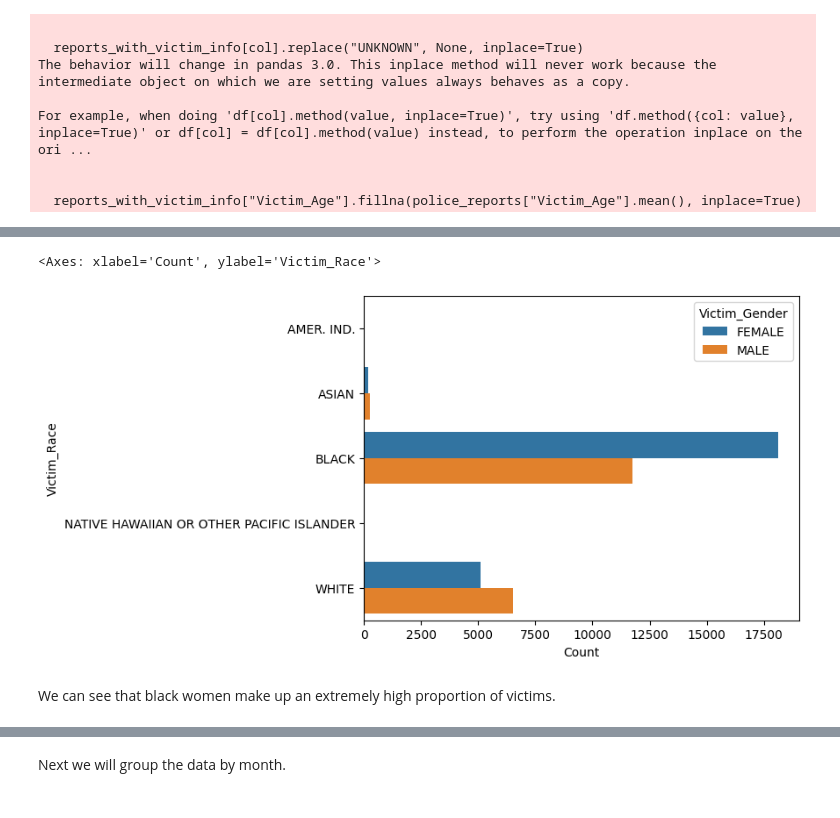
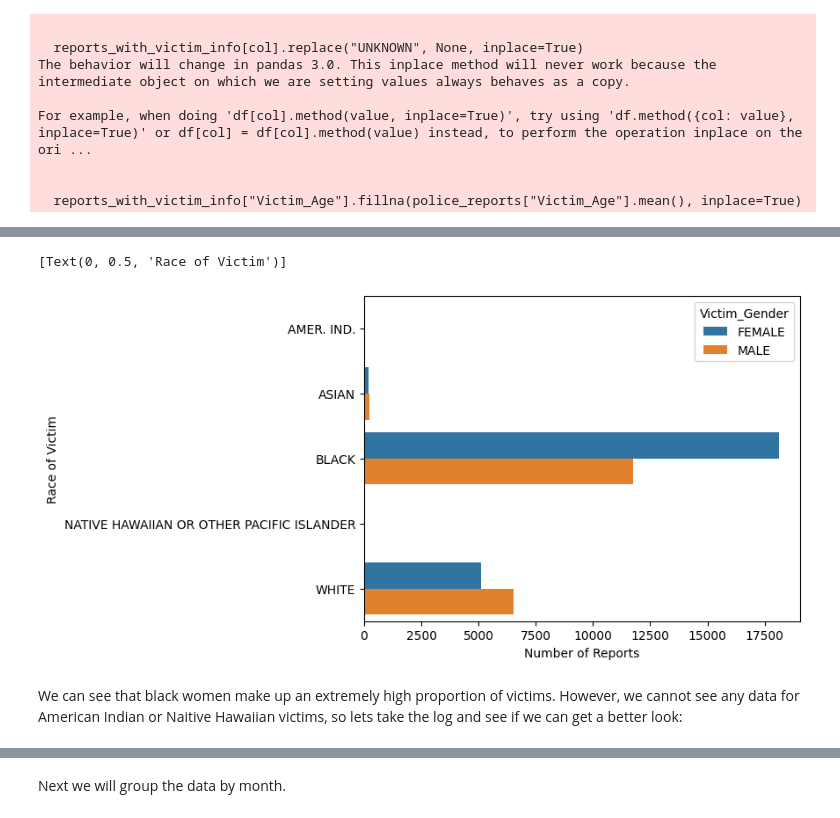
Before and after one commit to yarbschris/ds-final, a Jupyter notebook: finalProject.ipynb, the cells around one changed output, grey strips where cells are left out. Saved outputs shown, nothing was run; the diff lists cells and outputs as text; code cells hidden in the pictures.

```diff
--- a/finalProject.ipynb
+++ b/finalProject.ipynb
@@ -138,10 +139,11 @@ Data columns (total 7 columns):
 dtypes: float64(1), int64(1), object(5)
 memory usage: 2.6+ MB
 # %%
-reports_by_race_gender = reports_with_victim_info.groupby(["Victim_Race", "Victim_Gender"]).size().reset_index(name="Count")
-sns.barplot(reports_by_race_gender, y="Victim_Race", x="Count", hue="Victim_Gender")
+reports_by_race_gender = reports_with_victim_info.groupby(["Victim_Race", "Victim_Gender"]).size().reset_index(name="Number of Reports")
+ax = sns.barplot(reports_by_race_gender, y="Victim_Race", x="Number of Reports", hue="Victim_Gender")
+ax.set(ylabel = "Race of Victim")
 # %% [output]
-<Axes: xlabel='Count', ylabel='Victim_Race'>
+[Text(0, 0.5, 'Race of Victim')]
-[figure, old version]
+[figure, new version]
 # %% [markdown]
-We can see that black women make up an extremely high proportion of victims.
+We can see that black women make up an extremely high proportion of victims. However, we cannot see any data for American Indian or Naitive Hawaiian victims, so lets take the log and see if we can get a better look:
```
Also changed, not shown: parts of 5 cells of this notebook, 1 other file.
